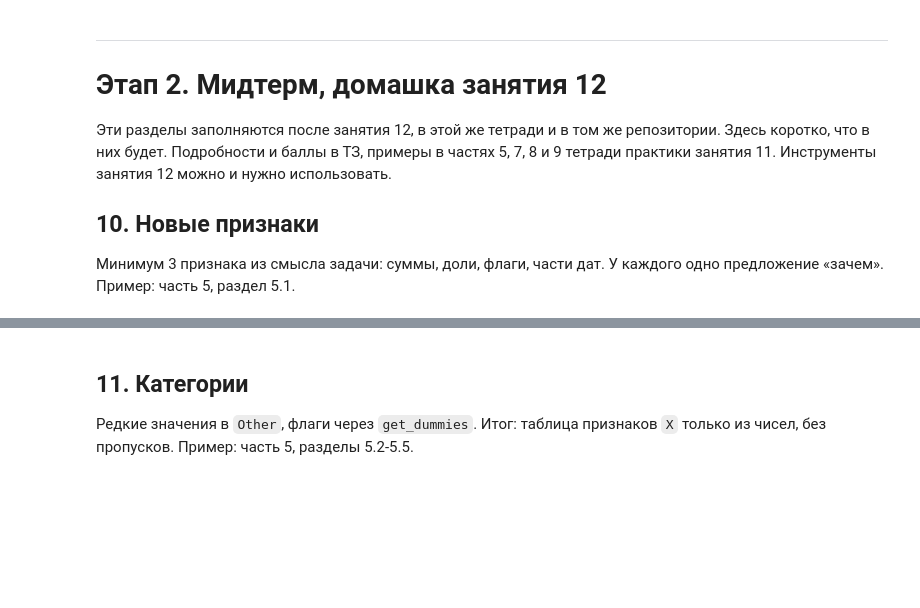
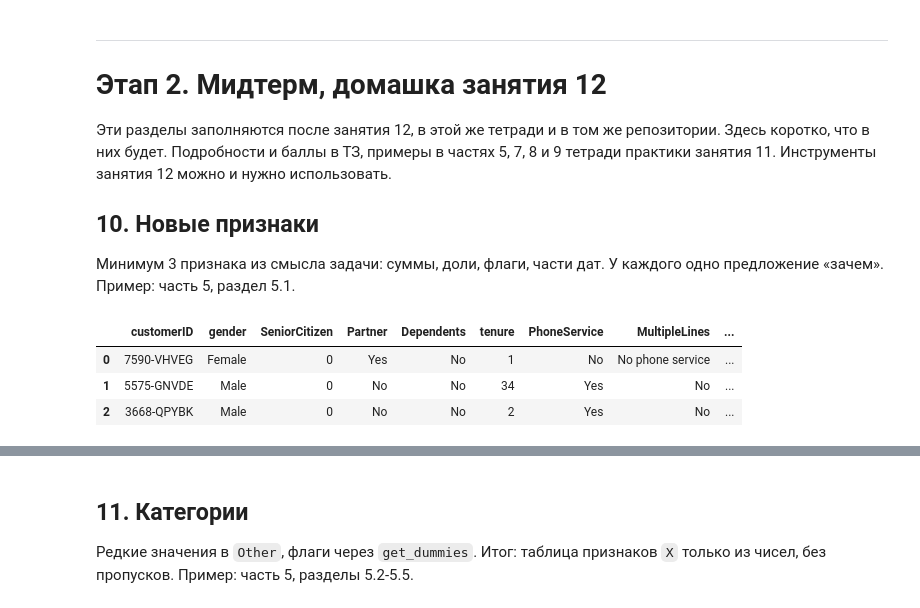
Before and after one commit to tuyakovabz82-droid/telco-churn-analysis, a Jupyter notebook: project.ipynb, the cells around one changed output, grey strips where cells are left out. Drawn from its saved outputs; the diff is of its cells as text; code cells hidden in the pictures; blank space fills up the shorter version.

```diff
--- a/project.ipynb
+++ b/project.ipynb
@@ -739,4 +851,29 @@ README на этапе 1 можно сделать черновым: назва
 
 Минимум 3 признака из смысла задачи: суммы, доли, флаги, части дат. У каждого одно предложение «зачем». Пример: часть 5, раздел 5.1.
 # %%
-# этап 2
+def add_features(d):
+    """Добавляет признаки по каждой строке клиента."""
+    out = d.copy()
+
+    addon_cols = [
+        "OnlineSecurity",
+        "OnlineBackup",
+        "DeviceProtection",
+        "TechSupport",
+        "StreamingTV",
+        "StreamingMovies",
+    ]
+
+    out["internet_addon_count"] = d[addon_cols].eq("Yes").sum(axis=1)
+    out["is_month_to_month"] = (d["Contract"] == "Month-to-month").astype(int)
+    out["is_new_customer"] = (d["tenure"] <= 12).astype(int)
+
+    return out
+
+
+add_features(clean_df.head(3))
+# %% [output]
+|  | customerID | gender | SeniorCitizen | Partner | Dependents | tenure | PhoneService | MultipleLines | ... |
+| 0 | 7590-VHVEG | Female | 0 | Yes | No | 1 | No | No phone service | ... |
+| 1 | 5575-GNVDE | Male | 0 | No | No | 34 | Yes | No | ... |
+| 2 | 3668-QPYBK | Male | 0 | No | No | 2 | Yes | No | ... |
```
Also changed, not shown: parts of 15 cells of this notebook, 2 other files.
